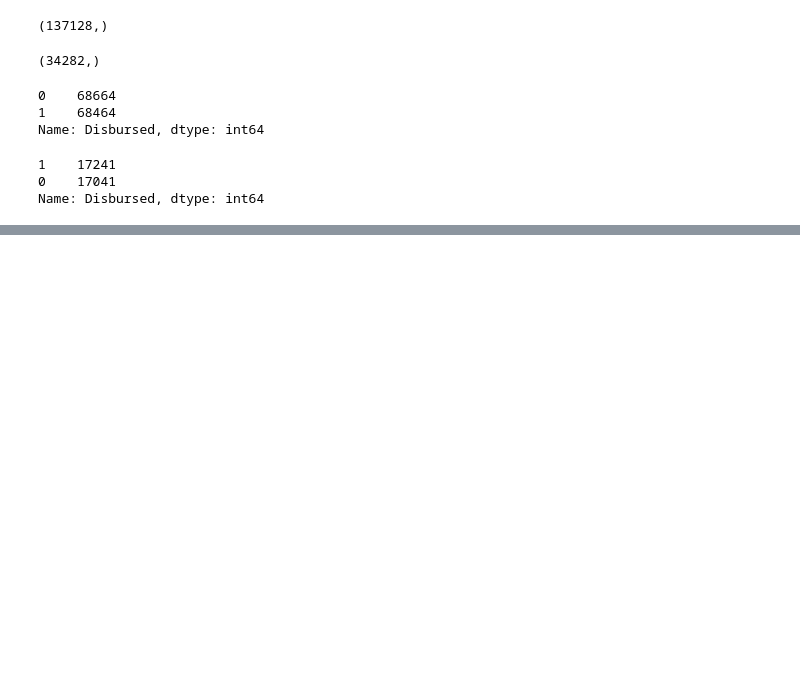
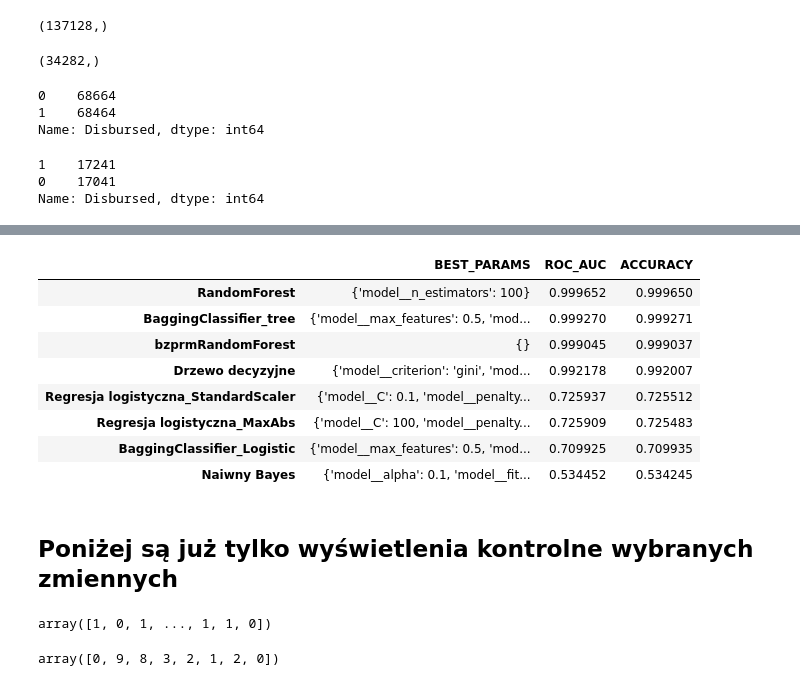
Before and after one commit to andrzej199/_projekt_, a Jupyter notebook: projekt_T2.ipynb, the cells around one changed output, grey strips where cells are left out. Cells and saved outputs as stored; diff of their text form; code cells hidden in the pictures; blank space fills up the shorter version.

```diff
--- a/projekt_T2.ipynb
+++ b/projekt_T2.ipynb
@@ -708,7 +708,10 @@ param_grids = [{"model__alpha": [0.1, 1, 10], "model__fit_prior": [False, True]}
                {}
               ]
 
-uses = np.array([True, True, True, True, True, True, True, True, True, True])
+
+uses = np.array([True, True, True, True, False, False, True, True, True, True])
+#uses = np.array([False, False, False, False, False, False, True, False, False, False])
+#uses = np.array([True, True, True, True, True, True, True, True, True, True])
 #uses = np.array([True, False, False, False, False, False, False, False, False, False])
 # %%
 # Wybór najlepszych modeli, prezentacja wyników
@@ -770,18 +773,6 @@ print(f"____________________\n\n")
 #        continue
 #    tab_accuracy.append(roc_auc_score(best_model.predict(X_test), y_test))
 #    print(f"\t {name}: {round(accuracy_score(best_model.predict(X_test), y_test), 4)}")
-
-
-print(f"\n")
-printmd(f"**Testuję ROC_AUC:**")
-for name, best_model in zip(names_rslt, best_models):
-    tab_ROC_AUC.append(roc_auc_score(best_model.predict(X_test), y_test))
-    print(f"\t {name}: {round(roc_auc_score(best_model.predict(X_test), y_test), 4)}")
-
-printmd(f"**Testuję accuracy:**")
-for name, best_model in zip(names_rslt, best_models):
-    tab_accuracy.append(accuracy_score(best_model.predict(X_test), y_test))
-    print(f"\t{name}: {round(accuracy_score(best_model.predict(X_test), y_test), 4)}")
 # %% [output]
 **Tunuje model: Naiwny Bayes**
 Zastosowane parametry:
@@ -859,7 +888,18 @@ Wyniki:
 # %%
+print(f"\n")
+printmd(f"**Testuję ROC_AUC:**")
+for name, best_model in zip(names_rslt, best_models):
+    tab_ROC_AUC.append(roc_auc_score(best_model.predict(X_test), y_test))
+    print(f"\t {name}: {round(roc_auc_score(best_model.predict(X_test), y_test), 5)}")
+
 printmd(f"**Testuję accuracy:**")
 for name, best_model in zip(names_rslt, best_models):
     tab_accuracy.append(accuracy_score(best_model.predict(X_test), y_test))
-    print(f"\t{name}: {round(accuracy_score(best_model.predict(X_test), y_test), 4)}")
+    printmd(f"\t\t {name}: {round(accuracy_score(best_model.predict(X_test), y_test), 5)}")
+    # kontrolnie, przegląd confusion matrix,
+    # żeby sprawdzić jak modele radzą sobie z poprawną predycją dla Disbursed = "1"
+    print(f"\t" "Kontrolnie: confusion matrix")
     cm = confusion_matrix(best_model.predict(X_test), y_test)
-    print(cm)
+    print(f"\t {cm[0]}")
+    print(f"\t {cm[1]}")
+    #print(f"\n")
@@ -866,9 +938,32 @@ for name, best_model in zip(names_rslt, best_models):
+# %%
+#wpisanie wybranych parametrów i wyników testowanych modeli do ramki danych pandas
+miary_wynikowe = ['BEST_PARAMS', 'ROC_AUC', 'ACCURACY']
+zestawienie_wynikow = pd.DataFrame(list(zip(best_params, tab_ROC_AUC, tab_accuracy)), index = names_rslt, columns= miary_wynikowe)
+
+pd.set_option('display.max_colwidth', 800)
+zestawienie_wynikow.sort_values("ROC_AUC", ascending=False)
+# %% [output]
+|  | BEST_PARAMS | ROC_AUC | ACCURACY |
+| RandomForest | {'model__n_estimators': 100} | 0.999652 | 0.999650 |
+| BaggingClassifier_tree | {'model__max_features': 0.5, 'mod... | 0.999270 | 0.999271 |
+| bzprmRandomForest | {} | 0.999045 | 0.999037 |
+| Drzewo decyzyjne | {'model__criterion': 'gini', 'mod... | 0.992178 | 0.992007 |
+| Regresja logistyczna_StandardScaler | {'model__C': 0.1, 'model__penalty... | 0.725937 | 0.725512 |
+| Regresja logistyczna_MaxAbs | {'model__C': 100, 'model__penalty... | 0.725909 | 0.725483 |
+| BaggingClassifier_Logistic | {'model__max_features': 0.5, 'mod... | 0.709925 | 0.709935 |
+| Naiwny Bayes | {'model__alpha': 0.1, 'model__fit... | 0.534452 | 0.534245 |
+# %% [markdown]
+## Poniżej są już tylko wyświetlenia kontrolne wybranych zmiennych
 # %%
 best_model.predict(X_test)
+# %% [output]
+array([1, 0, 1, ..., 1, 1, 0])
 # %%
 #cm = confusion_matrix(best_model.predict(X_test), y_test)
 #print(cm)
 # %%
 best_indexes
+# %% [output]
+array([0, 9, 8, 3, 2, 1, 2, 0])
 # %%
 best_models
```
Also changed, not shown: parts of 13 cells of this notebook.
